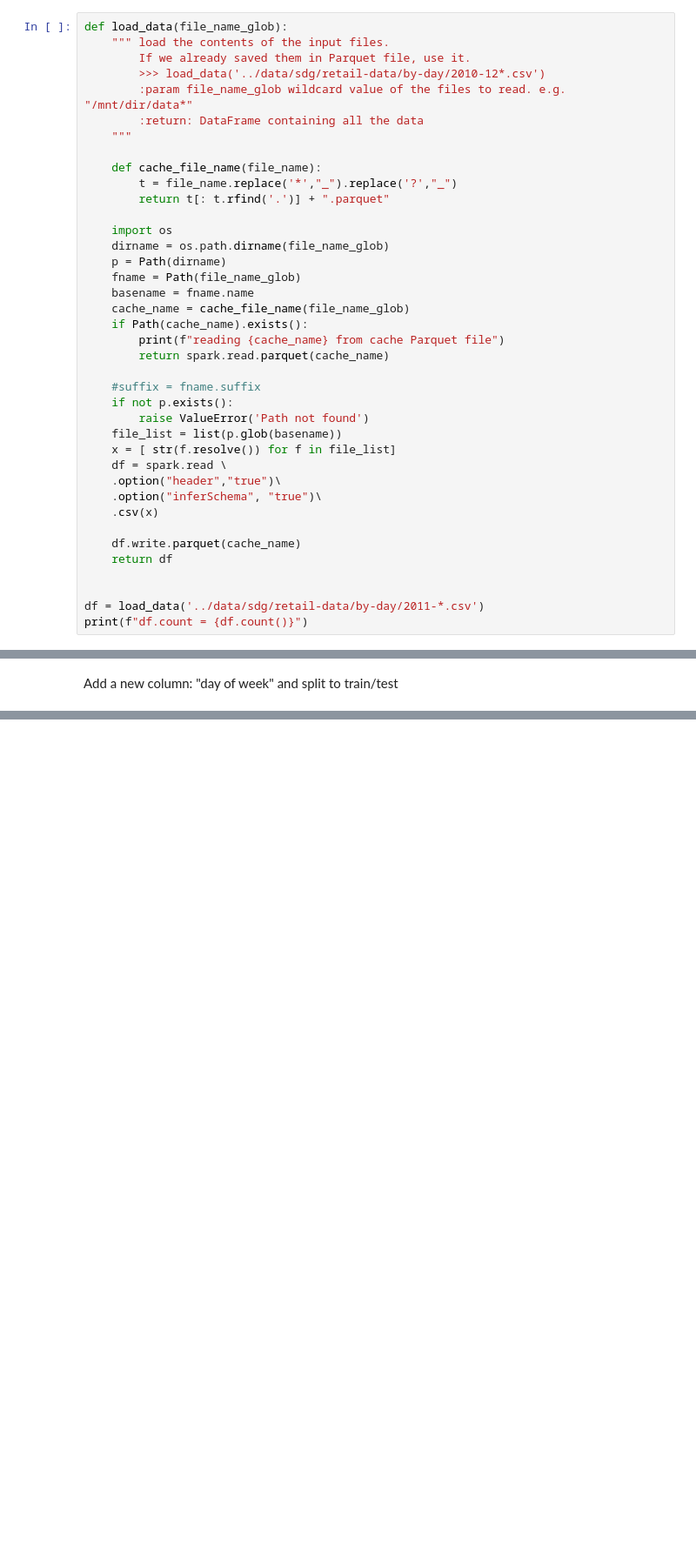
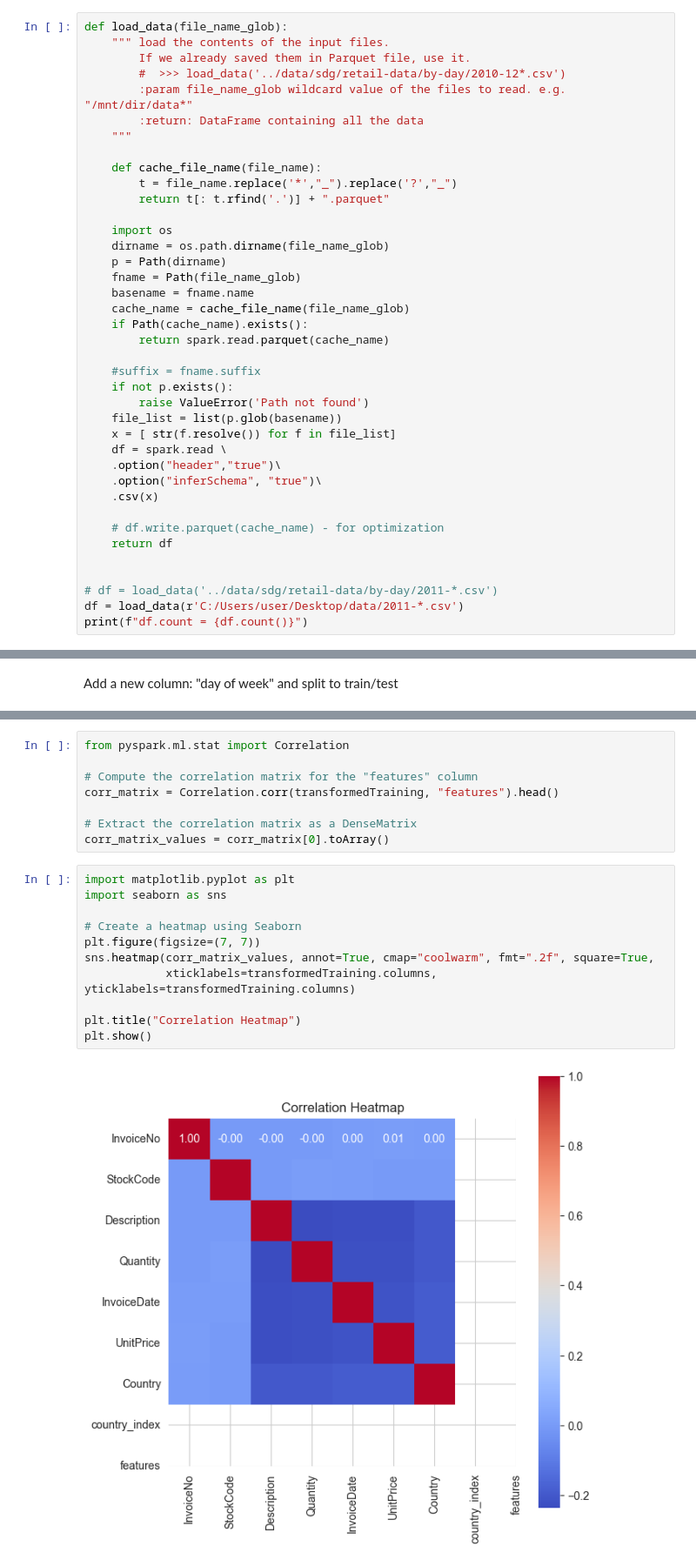
Before and after one commit to cnoam/spark-course, a Jupyter notebook: work/08 MLlib.ipynb, the cells around one changed output, grey strips where cells are left out. Shown at 87% size. Cells and saved outputs as stored; diff of their text form; blank space fills up the shorter version.

Commit message:
adding new notebook & data files

```diff
--- a/work/08 MLlib.ipynb
+++ b/work/08 MLlib.ipynb
@@ -25,7 +37,7 @@ spark = SparkSession.builder.appName('MLlib').getOrCreate()
 def load_data(file_name_glob):
     """ load the contents of the input files.
         If we already saved them in Parquet file, use it.
-        >>> load_data('../data/sdg/retail-data/by-day/2010-12*.csv')
+        #  >>> load_data('../data/sdg/retail-data/by-day/2010-12*.csv')
         :param file_name_glob wildcard value of the files to read. e.g. "/mnt/dir/data*"
         :return: DataFrame containing all the data
     """
@@ -41,7 +53,6 @@ def load_data(file_name_glob):
     basename = fname.name
     cache_name = cache_file_name(file_name_glob)
     if Path(cache_name).exists():
-        print(f"reading {cache_name} from cache Parquet file")
         return spark.read.parquet(cache_name)
 
     #suffix = fname.suffix
@@ -54,9 +65,10 @@ def load_data(file_name_glob):
     .option("inferSchema", "true")\
     .csv(x)
 
-    df.write.parquet(cache_name)
+    # df.write.parquet(cache_name) - for optimization
     return df
 
 
-df = load_data('../data/sdg/retail-data/by-day/2011-*.csv')
+# df = load_data('../data/sdg/retail-data/by-day/2011-*.csv')
+df = load_data(r'C:/Users/user/Desktop/data/2011-*.csv')
 print(f"df.count = {df.count()}")
@@ -171,0 +495,21 @@ TODO: reminder why this tuning is needed, and when is it enough
+# %%
+from pyspark.ml.stat import Correlation
+
+# Compute the correlation matrix for the "features" column
+corr_matrix = Correlation.corr(transformedTraining, "features").head()
+
+# Extract the correlation matrix as a DenseMatrix
+corr_matrix_values = corr_matrix[0].toArray()
+# %%
+import matplotlib.pyplot as plt
+import seaborn as sns
+
+# Create a heatmap using Seaborn
+plt.figure(figsize=(7, 7))
+sns.heatmap(corr_matrix_values, annot=True, cmap="coolwarm", fmt=".2f", square=True,
+            xticklabels=transformedTraining.columns, yticklabels=transformedTraining.columns)
+
+plt.title("Correlation Heatmap")
+plt.show()
+# %% [output]
+[figure, added]
```
Also changed, not shown: parts of 65 cells of this notebook, 8 other files.
